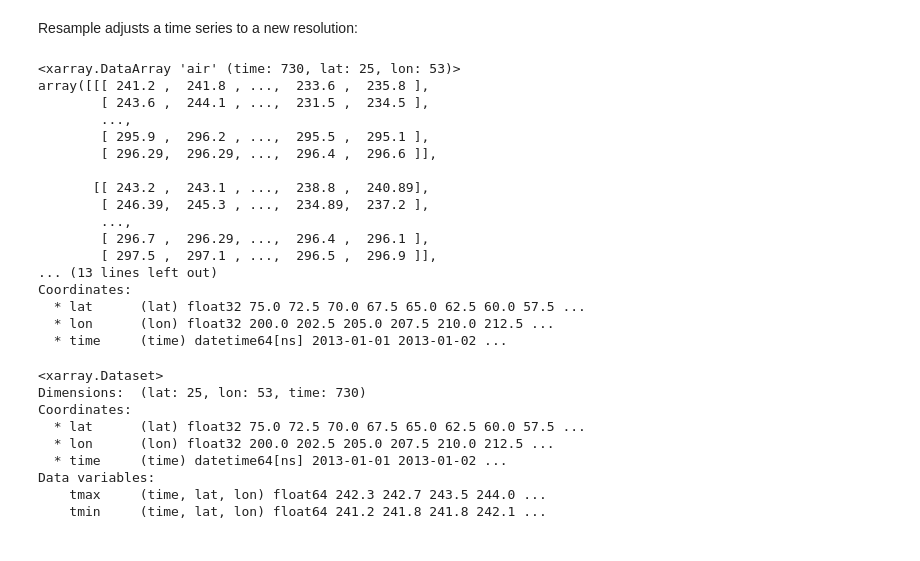
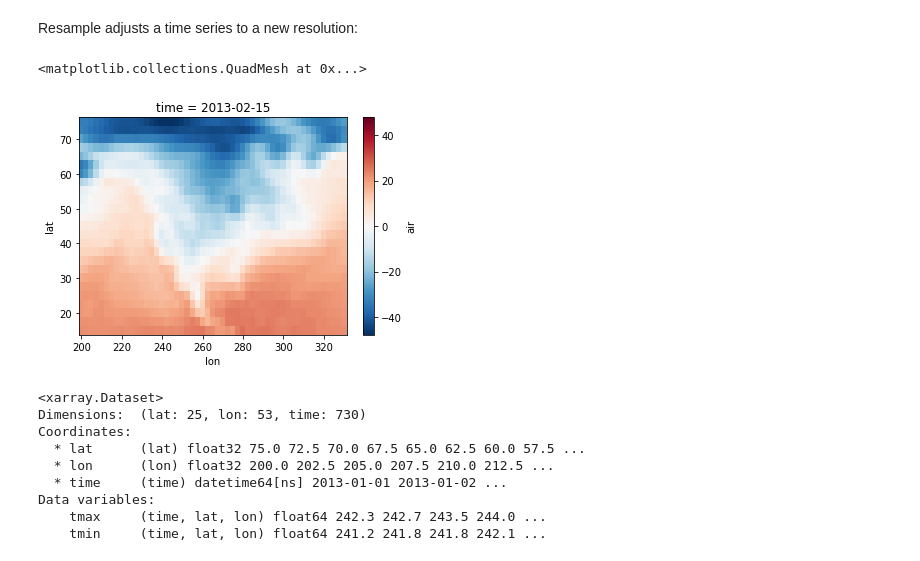
Before and after one commit to iiasa/xarray_tutorial, a Jupyter notebook: xarray-tutorial-egu2017-answers.ipynb, the cells around one changed output. Drawn from its saved outputs; the diff is of its cells as text; code cells hidden in the pictures.

Commit message:
add a spatial plot to anomalies

```diff
--- a/xarray-tutorial-egu2017-answers.ipynb
+++ b/xarray-tutorial-egu2017-answers.ipynb
@@ -588,26 +588,11 @@ Resample adjusts a time series to a new resolution:
 # %%
 tmin = ds.air.resample('1D', dim='time', how='min')  # Resample to one day '1D
 tmax = ds.air.resample('1D', dim='time', how='max')
-# %%
-tmin
-# %% [output]
-<xarray.DataArray 'air' (time: 730, lat: 25, lon: 53)>
-array([[[ 241.2 ,  241.8 , ...,  233.6 ,  235.8 ],
-        [ 243.6 ,  244.1 , ...,  231.5 ,  234.5 ],
-        ...,
-        [ 295.9 ,  296.2 , ...,  295.5 ,  295.1 ],
-        [ 296.29,  296.29, ...,  296.4 ,  296.6 ]],
-
-       [[ 243.2 ,  243.1 , ...,  238.8 ,  240.89],
-        [ 246.39,  245.3 , ...,  234.89,  237.2 ],
-        ...,
-        [ 296.7 ,  296.29, ...,  296.4 ,  296.1 ],
-        [ 297.5 ,  297.1 , ...,  296.5 ,  296.9 ]],
-... (13 lines left out)
-Coordinates:
-  * lat      (lat) float32 75.0 72.5 70.0 67.5 65.0 62.5 60.0 57.5 ...
-  * lon      (lon) float32 200.0 202.5 205.0 207.5 210.0 212.5 ...
-  * time     (time) datetime64[ns] 2013-01-01 2013-01-02 ...
+# %%
+(tmin.sel(time='2013-02-15') - 273.15).plot()
+# %% [output]
+<matplotlib.collections.QuadMesh at 0x...>
+[figure, added]
 # %%
 ds_extremes = xr.Dataset({'tmin': tmin, 'tmax': tmax})
 # %%
```
Also changed, not shown: parts of 6 cells of this notebook, 1 other file.
